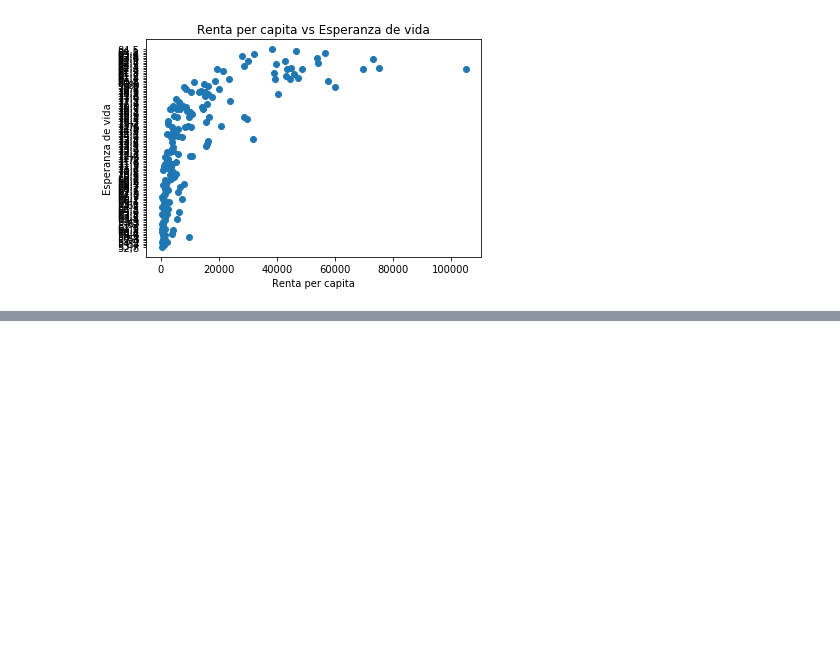
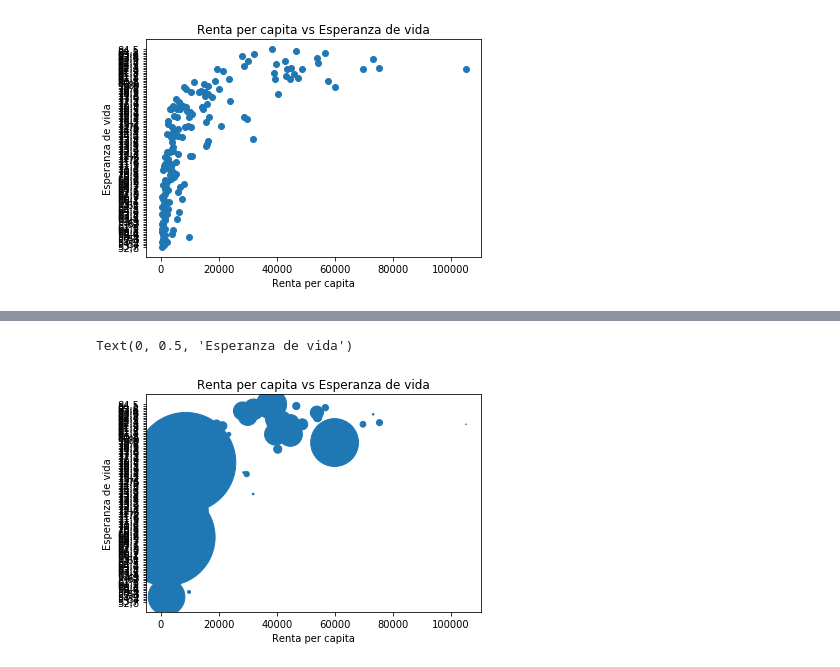
Before and after one commit to JavDomGom/Course-Numpy-Pandas, a Jupyter notebook: 01/01.ipynb, the cells around one changed output, grey strips where cells are left out. Drawn from its saved outputs; the diff is of its cells as text; code cells hidden in the pictures; blank space fills up the shorter version.

```diff
--- a/01/01.ipynb
+++ b/01/01.ipynb
@@ -181,0 +178,2 @@ Text(0.5, 1.0, 'Renta per capita vs Esperanza de vida')
+# %%
+df_order['Poblacion_normalizada'] = df_order['Poblacion']/(max(df_order['Poblacion'])/10000)
@@ -181,0 +189,8 @@ Text(0.5, 1.0, 'Renta per capita vs Esperanza de vida')
+# %%
+plt.scatter(df_order['Renta per capita'], df_order['Esperanza de vida'], s=df_order['Poblacion_normalizada'])
+plt.title('Renta per capita vs Esperanza de vida')
+plt.xlabel('Renta per capita')
+plt.ylabel('Esperanza de vida')
+# %% [output]
+Text(0, 0.5, 'Esperanza de vida')
+[figure, added]
```
Also changed, not shown: parts of 2 cells of this notebook, 2 other files.
